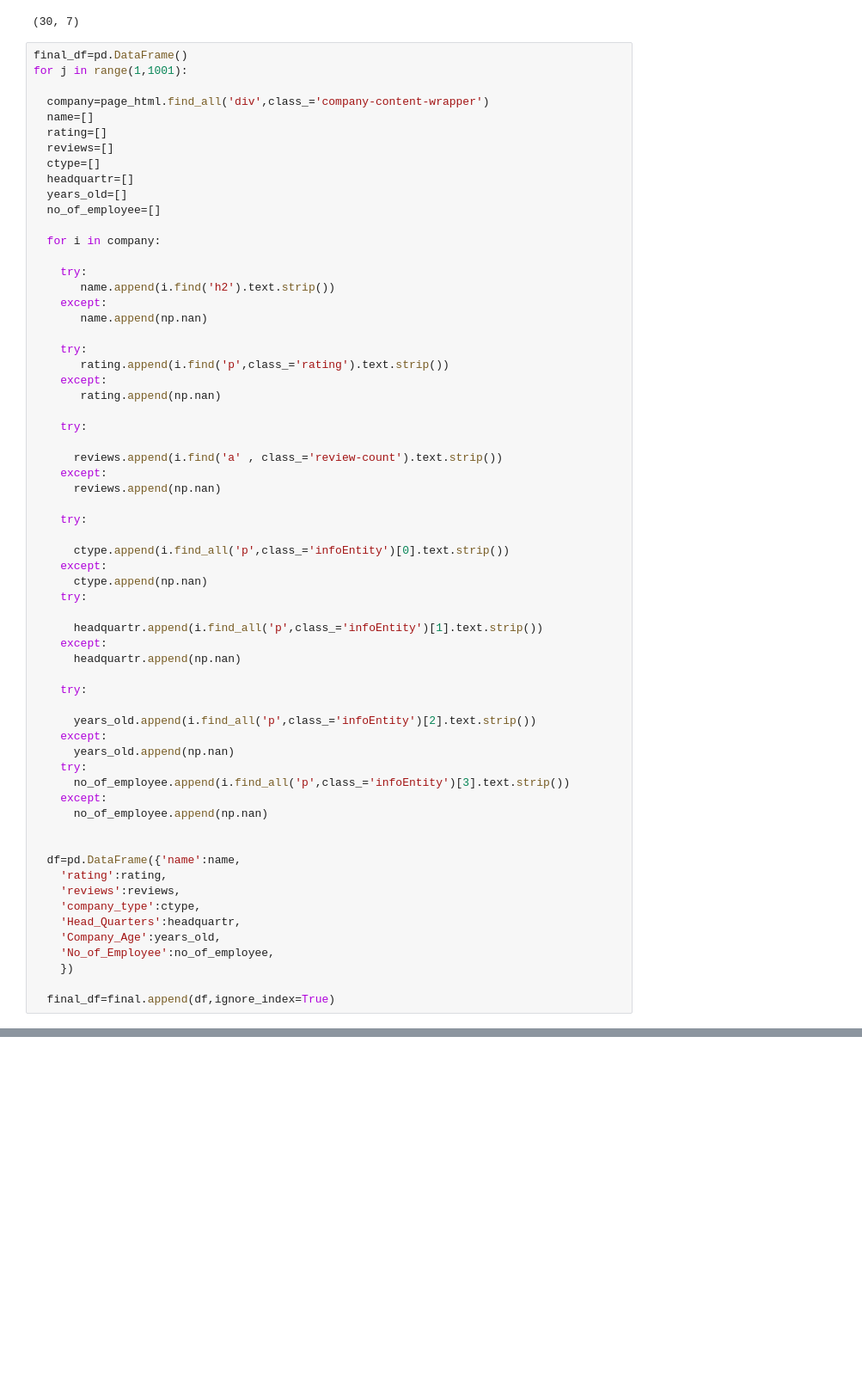
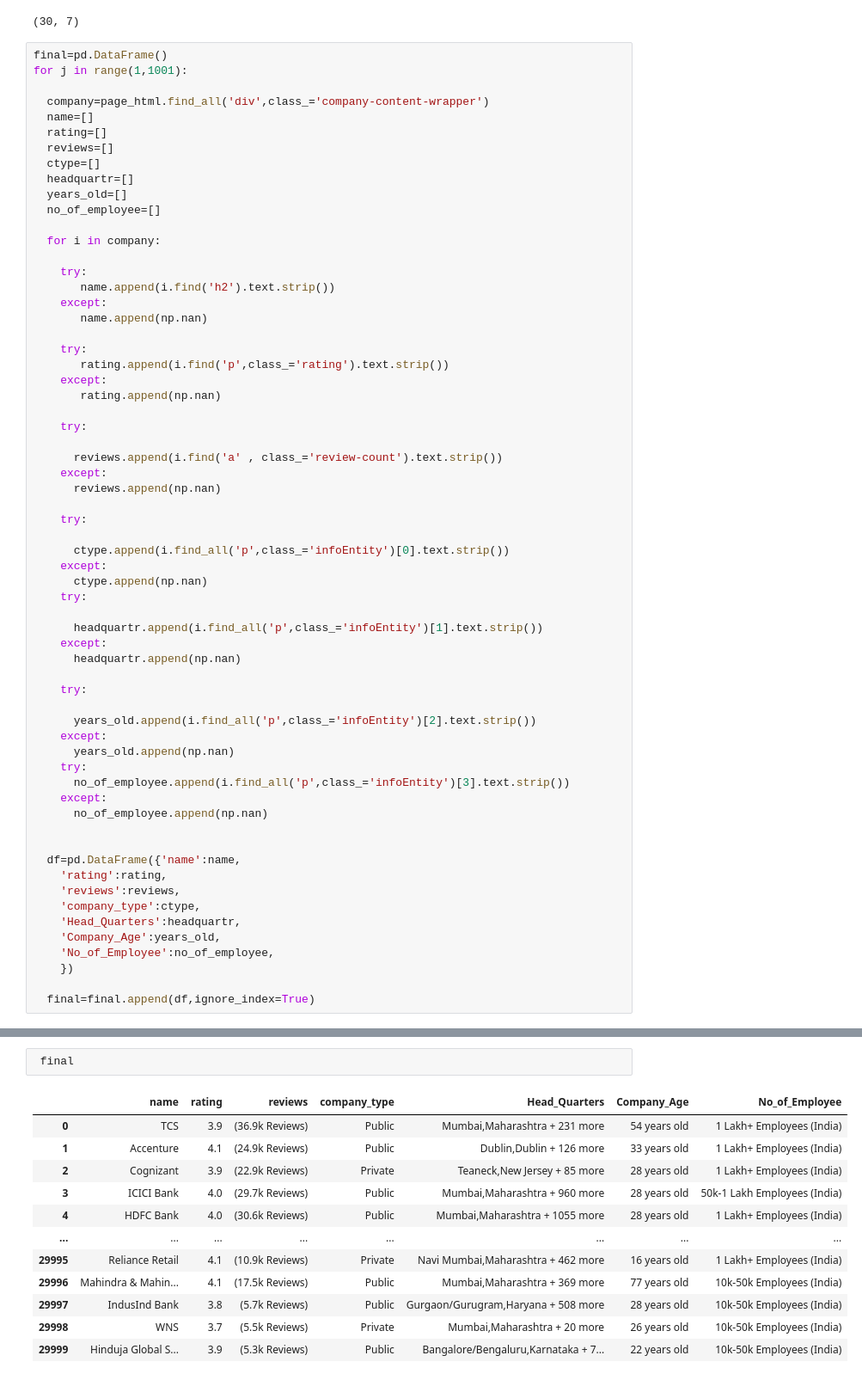
Before and after one commit to nileshbadki/Ambition-box-scrapper, a Jupyter notebook: Ambition box scrapper.ipynb, the cells around one changed output, grey strips where cells are left out. Shown: that part at 86% size. Drawn from its saved outputs; the diff is of its cells as text; blank space fills up the shorter version.

```diff
--- a/Ambition box scrapper.ipynb
+++ b/Ambition box scrapper.ipynb
@@ -152,7 +148,7 @@ df.shape
 # %% [output]
 (30, 7)
 # %%
-final_df=pd.DataFrame()
+final=pd.DataFrame()
 for j in range(1,1001):
 
   company=page_html.find_all('div',class_='company-content-wrapper')
@@ -213,4 +209,4 @@ for j in range(1,1001):
     'No_of_Employee':no_of_employee,
     })
 
-  final_df=final.append(df,ignore_index=True)
+  final=final.append(df,ignore_index=True)
@@ -225,0 +213,15 @@ for j in range(1,1001):
+# %%
+ final
+# %% [output]
+|  | name | rating | reviews | company_type | Head_Quarters | Company_Age | No_of_Employee |
+| 0 | TCS | 3.9 | (36.9k Reviews) | Public | Mumbai,Maharashtra + 231 more | 54 years old | 1 Lakh+ Employees (India) |
+| 1 | Accenture | 4.1 | (24.9k Reviews) | Public | Dublin,Dublin + 126 more | 33 years old | 1 Lakh+ Employees (India) |
+| 2 | Cognizant | 3.9 | (22.9k Reviews) | Private | Teaneck,New Jersey + 85 more | 28 years old | 1 Lakh+ Employees (India) |
+| 3 | ICICI Bank | 4.0 | (29.7k Reviews) | Public | Mumbai,Maharashtra + 960 more | 28 years old | 50k-1 Lakh Employees (India) |
+| 4 | HDFC Bank | 4.0 | (30.6k Reviews) | Public | Mumbai,Maharashtra + 1055 more | 28 years old | 1 Lakh+ Employees (India) |
+| ... | ... | ... | ... | ... | ... | ... | ... |
+| 29995 | Reliance Retail | 4.1 | (10.9k Reviews) | Private | Navi Mumbai,Maharashtra + 462 more | 16 years old | 1 Lakh+ Employees (India) |
+| 29996 | Mahindra & Mahin... | 4.1 | (17.5k Reviews) | Public | Mumbai,Maharashtra + 369 more | 77 years old | 10k-50k Employees (India) |
+| 29997 | IndusInd Bank | 3.8 | (5.7k Reviews) | Public | Gurgaon/Gurugram,Haryana + 508 more | 28 years old | 10k-50k Employees (India) |
+| 29998 | WNS | 3.7 | (5.5k Reviews) | Private | Mumbai,Maharashtra + 20 more | 26 years old | 10k-50k Employees (India) |
+| 29999 | Hinduja Global S... | 3.9 | (5.3k Reviews) | Public | Bangalore/Bengaluru,Karnataka + 7... | 22 years old | 10k-50k Employees (India) |
```
Also changed, not shown: parts of 4 cells of this notebook.
